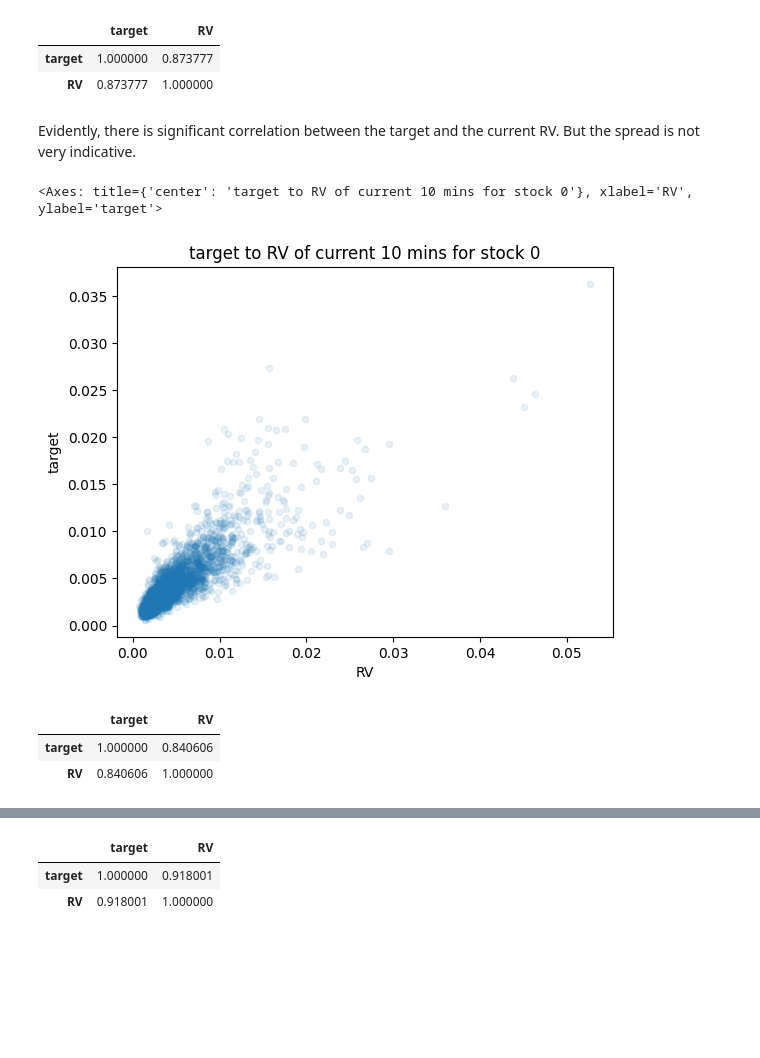
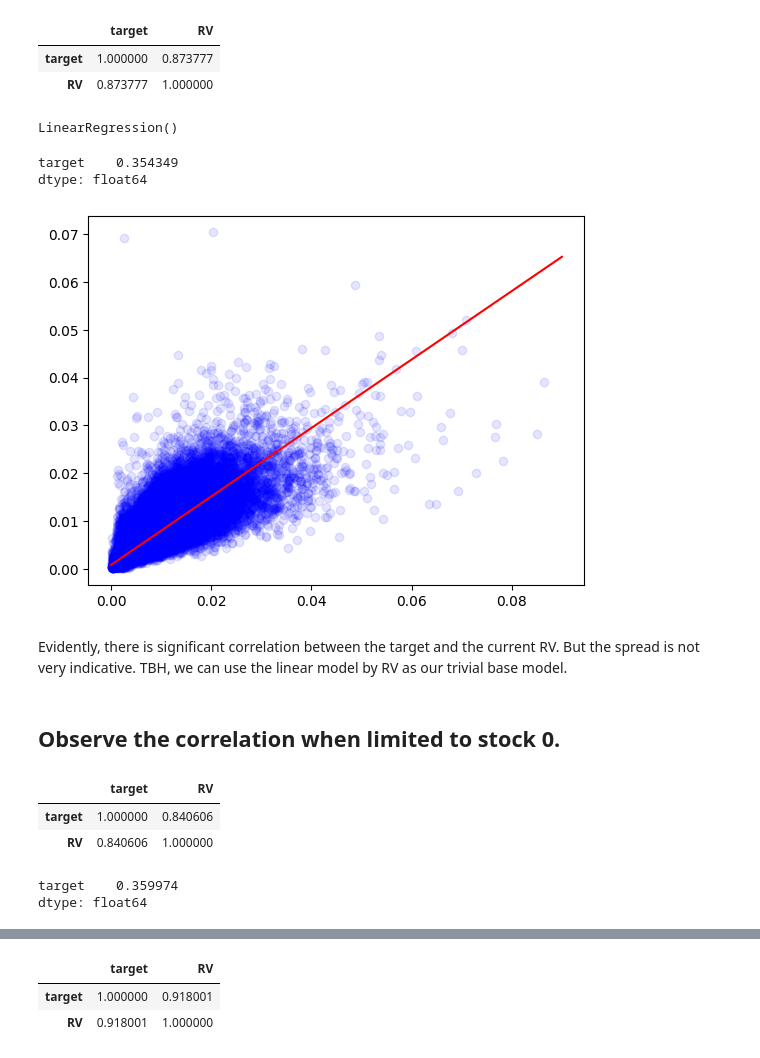
Before and after one commit to martinmf-dev/Realized_Volatility_Prediction_-erdos_deeplearning-, a Jupyter notebook: EDA/EDA_yuan.ipynb, the cells around one changed output, grey strips where cells are left out. Drawn from its saved outputs; the diff is of its cells as text; code cells hidden in the pictures; blank space fills up the shorter version.

Commit message:
Created training.py, more EDA done.

```diff
--- a/EDA/EDA_yuan.ipynb
+++ b/EDA/EDA_yuan.ipynb
@@ -102,0 +105,5 @@ df_extended[["target","RV"]].corr()
+# %%
+model=LinearRegression()
+model.fit(df_extended[["RV"]],df_extended[["target"]])
+# %% [output]
+LinearRegression()
@@ -103,13 +112,35 @@ df_extended[["target","RV"]].corr()
+# %%
+training.rmspe(y_pred=native_linear,y_true=df_extended[["target"]])
+# %% [output]
+target    0.354349
+dtype: float64
+# %%
+import matplotlib.pyplot as plt
+
+x=np.linspace(0,0.09)
+y=x*model.coef_[0][0]+model.intercept_[0]
+
+plt.plot(x,y,color="red")
+plt.scatter(df_extended[["RV"]],df_extended[["target"]],color="blue",alpha=0.1)
+
+plt.show()
+# %% [output]
+[figure, new version]
 # %% [markdown]
-Evidently, there is significant correlation between the target and the current RV. But the spread is not very indicative.
+Evidently, there is significant correlation between the target and the current RV. But the spread is not very indicative. TBH, we can use the linear model by RV as our trivial base model.
-# %%
-df_extended[df_extended["stock_id"]==0].plot.scatter(x="RV",y="target",title="target to RV of current 10 mins for stock 0",alpha=0.1)
-# %% [output]
-<Axes: title={'center': 'target to RV of current 10 mins for stock 0'}, xlabel='RV', ylabel='target'>
-[figure, old version]
+# %% [markdown]
+## Observe the correlation when limited to stock 0.
 # %%
 df_extended[df_extended["stock_id"]==0][["target","RV"]].corr()
 # %% [output]
 |  | target | RV |
 | target | 1.000000 | 0.840606 |
 | RV | 0.840606 | 1.000000 |
+# %%
+model=LinearRegression()
+model.fit(df_extended[df_extended["stock_id"]==0][["RV"]],df_extended[df_extended["stock_id"]==0][["target"]])
+stock_0_linear=model.predict(df_extended[df_extended["stock_id"]==0][["RV"]])
+training.rmspe(y_pred=stock_0_linear,y_true=df_extended[df_extended["stock_id"]==0][["target"]])
+# %% [output]
+target    0.359974
+dtype: float64
```
Also changed, not shown: parts of 24 cells of this notebook, 1 other file.
